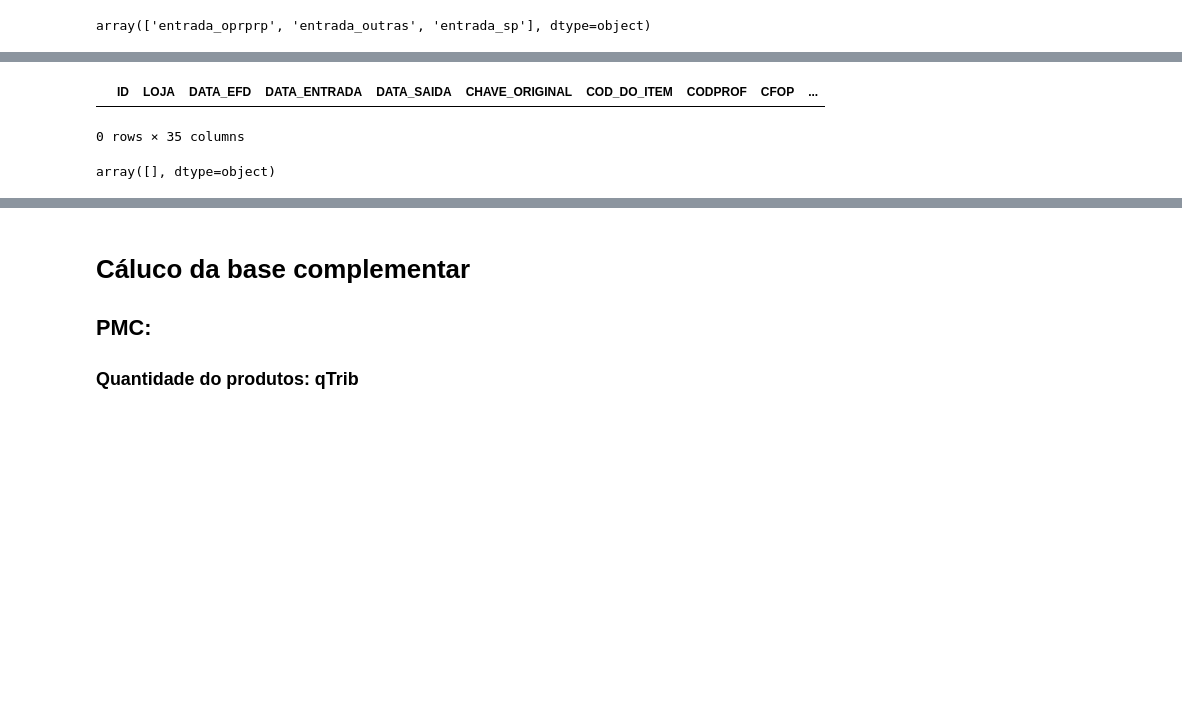
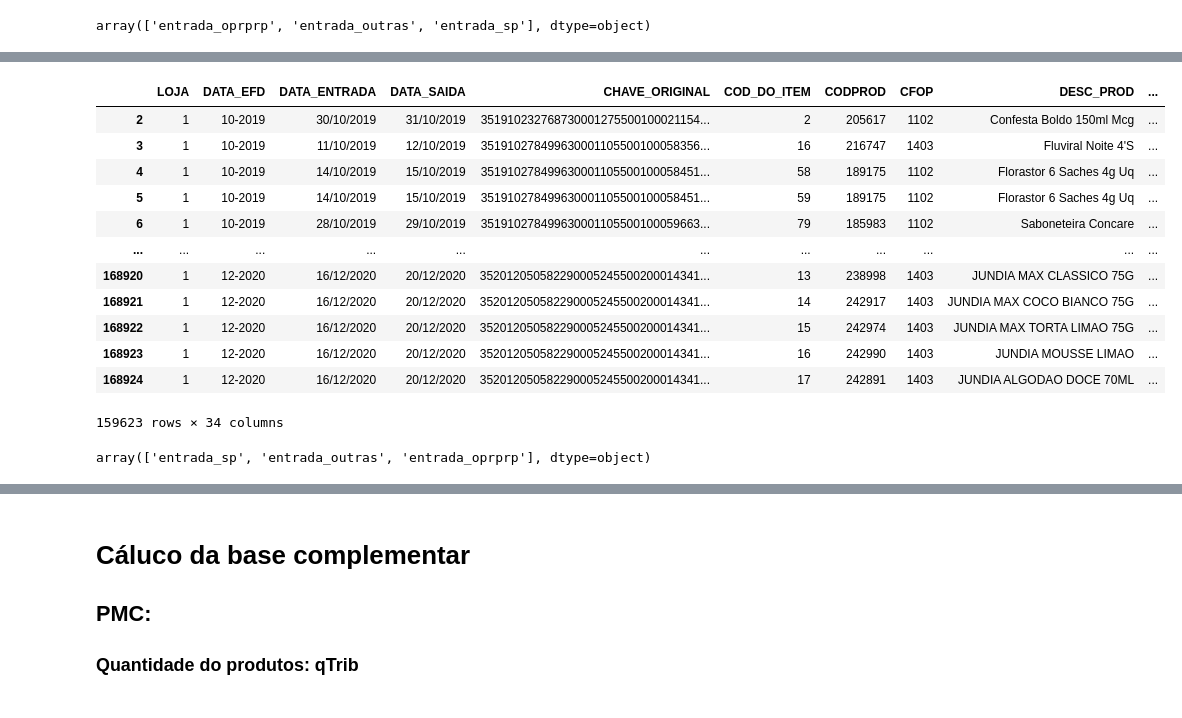
Before and after one commit to viniciuscatelani/Projeto-CAT-42, a Jupyter notebook: CAT_Calculo_vBCST.ipynb, the cells around one changed output, grey strips where cells are left out. Saved outputs shown, nothing was run; the diff lists cells and outputs as text; code cells hidden in the pictures; blank space fills up the shorter version.

```diff
--- a/CAT_Calculo_vBCST.ipynb
+++ b/CAT_Calculo_vBCST.ipynb
@@ -12,14 +15,14 @@ loja = 191
 # %%
-# Replace placeholders with actual MySQL database details
-database_config = {
-    "host": "cat42.cohe0l2miaal.us-east-1.rds.amazonaws.com",
-    "user": "master",
-    "password": "dms191411",
-    "database": "cat"
-}
+# Estabelecimento de conexão com o banco de dados
+# para extração das informações das tabelas necessárias
 
-# Create a connection to the MySQL database
-engine = create_engine(f"mysql+pymysql://{database_config['user']}:{database_config['password']}@{database_config['host']}/{database_config['database']}")
+connection = psycopg2.connect(
+        user="cat",
+        password="5pM2h0MBQu9JHkxHud2A",
+        host="177.11.49.194",
+        port="3361",
+        database="cat"
+    )
 # %%
 # Leitura das informações da tabela de produtos
 # do banco de dados para um dataframe
@@ -86,7 +89,10 @@ df_pmc
 # Leitura da tabela de EFD do banco de dados
 # para um dataframe
 
-query = f'SELECT * FROM tabela_efds_modelo55 WHERE LOJA = {loja}'
-efd = pd.read_sql(query, engine)
+query = f'SELECT * FROM tabela_efds_modelo55_p{periodo} WHERE "LOJA"::integer = {loja};'
+efd = pd.read_sql_query(query, connection)
+if efd.shape[0] == 0:
+    print(f'EFD Modelo 55 da loja {loja} para o periodo {periodo} não existe no banco.')
+    sys.exit()
 efd
 # %% [output]
@@ -121,6 +135,7 @@ desconto
 # %%
 # Leitura do arquivo da loja
-df_loja = pd.read_csv(f'Loja_{loja}/loja_{loja}_tabela_1.csv', dtype=str)
+df_loja = pd.read_csv(os.path.join(f'C:\\Bots\\Bot_transmissao\\Geracao CAT\\Loja_{loja}\\loja_{loja}_tabela_1_p{periodo}.csv'),
+                      encoding='utf-8', dtype=str)
 df_loja
 # %% [output]
 |  | Unnamed: 0 | Chave Acesso NFe | Data Emissão | Número Item | Código Produto ou Serviço | Código CFOP (04 Posições) | ... |
@@ -139,8 +154,7 @@ df_loja
 # %%
-# Seleção dos produtos do Período 2
+# Seleção dos produtos do Período
 
 df_p2 = df_loja.copy()
-df_p2 = df_p2[df_p2['Data Emissão'] >= '2019-09-01']
 df_p2 = df_p2.loc[(df_p2['Tipo'] == 'entrada_oprprp') | (df_p2['Tipo'] == 'entrada_outras') | (df_p2['Tipo'] == 'entrada_sp')]
 df_p2
 # %% [output]
@@ -221,13 +258,27 @@ df_merged[(df_merged['Chave Acesso NFe'].isnull()) & (df_merged['Número Item'].
 # %%
 df_merged = df_merged[(df_merged['Chave Acesso NFe'].notnull()) & (df_merged['Número Item'].notnull())]
+if df_merged.shape[0] == 0:
+    print('Erro encontrado. Nenhuma combinação chvae-item localizada, favor verificar')
+    sys.exit()
 df_merged
 # %% [output]
-|  | ID | LOJA | DATA_EFD | DATA_ENTRADA | DATA_SAIDA | CHAVE_ORIGINAL | COD_DO_ITEM | CODPROF | CFOP | ... |
+|  | LOJA | DATA_EFD | DATA_ENTRADA | DATA_SAIDA | CHAVE_ORIGINAL | COD_DO_ITEM | CODPROD | CFOP | DESC_PROD | ... |
+| 2 | 1 | 10-2019 | 30/10/2019 | 31/10/2019 | 351910232768730001275500100021154... | 2 | 205617 | 1102 | Confesta Boldo 150ml Mcg | ... |
+| 3 | 1 | 10-2019 | 11/10/2019 | 12/10/2019 | 351910278499630001105500100058356... | 16 | 216747 | 1403 | Fluviral Noite 4'S | ... |
+| 4 | 1 | 10-2019 | 14/10/2019 | 15/10/2019 | 351910278499630001105500100058451... | 58 | 189175 | 1102 | Florastor 6 Saches 4g Uq | ... |
+| 5 | 1 | 10-2019 | 14/10/2019 | 15/10/2019 | 351910278499630001105500100058451... | 59 | 189175 | 1102 | Florastor 6 Saches 4g Uq | ... |
+| 6 | 1 | 10-2019 | 28/10/2019 | 29/10/2019 | 351910278499630001105500100059663... | 79 | 185983 | 1102 | Saboneteira Concare | ... |
+| ... | ... | ... | ... | ... | ... | ... | ... | ... | ... | ... |
+| 168920 | 1 | 12-2020 | 16/12/2020 | 20/12/2020 | 352012050582290005245500200014341... | 13 | 238998 | 1403 | JUNDIA MAX CLASSICO 75G | ... |
+| 168921 | 1 | 12-2020 | 16/12/2020 | 20/12/2020 | 352012050582290005245500200014341... | 14 | 242917 | 1403 | JUNDIA MAX COCO BIANCO 75G | ... |
+| 168922 | 1 | 12-2020 | 16/12/2020 | 20/12/2020 | 352012050582290005245500200014341... | 15 | 242974 | 1403 | JUNDIA MAX TORTA LIMAO 75G | ... |
+| 168923 | 1 | 12-2020 | 16/12/2020 | 20/12/2020 | 352012050582290005245500200014341... | 16 | 242990 | 1403 | JUNDIA MOUSSE LIMAO | ... |
+| 168924 | 1 | 12-2020 | 16/12/2020 | 20/12/2020 | 352012050582290005245500200014341... | 17 | 242891 | 1403 | JUNDIA ALGODAO DOCE 70ML | ... |
-0 rows × 35 columns
+159623 rows × 34 columns
 # %%
 df_merged['Tipo'].unique()
 # %% [output]
-array([], dtype=object)
+array(['entrada_sp', 'entrada_outras', 'entrada_oprprp'], dtype=object)
 # %%
 df_merged = df_merged.drop_duplicates()
 df_merged
```
Also changed, not shown: parts of 72 cells of this notebook, 17 other files.
